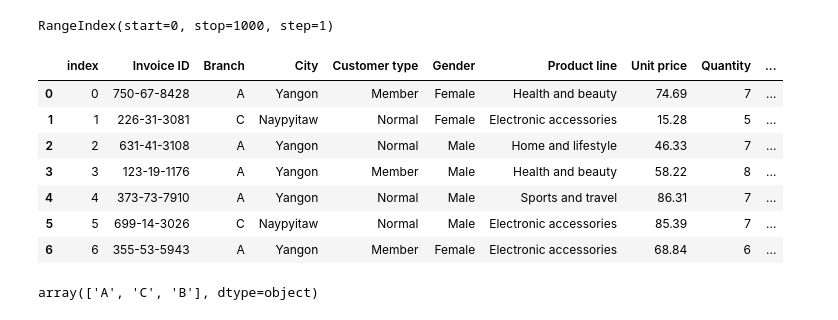
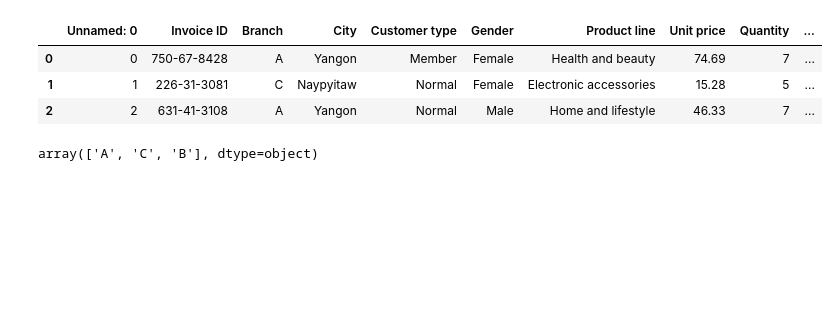
Before and after one commit to HebaAhmedDahab/Projects-, a Jupyter notebook: supermaket_sales.ipynb, the cells around one changed output. Saved outputs shown, nothing was run; the diff lists cells and outputs as text; code cells hidden in the pictures; blank space fills up the shorter version.

```diff
--- a/supermaket_sales.ipynb
+++ b/supermaket_sales.ipynb
@@ -10,17 +9,8 @@ from google.colab import files
 # %%
-
-supermarket = pd.read_csv("/content/supermarket - supermarket.csv")
-supermarket.index
+supermarket = pd.read_csv("/content/supermarket.csv")
+supermarket.head(3)
 # %% [output]
-RangeIndex(start=0, stop=1000, step=1)
+|  | Unnamed: 0 | Invoice ID | Branch | City | Customer type | Gender | Product line | Unit price | Quantity | ... |
+| 0 | 0 | 750-67-8428 | A | Yangon | Member | Female | Health and beauty | 74.69 | 7 | ... |
+| 1 | 1 | 226-31-3081 | C | Naypyitaw | Normal | Female | Electronic accessories | 15.28 | 5 | ... |
+| 2 | 2 | 631-41-3108 | A | Yangon | Normal | Male | Home and lifestyle | 46.33 | 7 | ... |
-# %%
-supermarket.head(7)
-# %% [output]
-|  | index | Invoice ID | Branch | City | Customer type | Gender | Product line | Unit price | Quantity | ... |
-| 0 | 0 | 750-67-8428 | A | Yangon | Member | Female | Health and beauty | 74.69 | 7 | ... |
-| 1 | 1 | 226-31-3081 | C | Naypyitaw | Normal | Female | Electronic accessories | 15.28 | 5 | ... |
-| 2 | 2 | 631-41-3108 | A | Yangon | Normal | Male | Home and lifestyle | 46.33 | 7 | ... |
-| 3 | 3 | 123-19-1176 | A | Yangon | Member | Male | Health and beauty | 58.22 | 8 | ... |
-| 4 | 4 | 373-73-7910 | A | Yangon | Normal | Male | Sports and travel | 86.31 | 7 | ... |
-| 5 | 5 | 699-14-3026 | C | Naypyitaw | Normal | Male | Electronic accessories | 85.39 | 7 | ... |
-| 6 | 6 | 355-53-5943 | A | Yangon | Member | Female | Electronic accessories | 68.84 | 6 | ... |
```
Also changed, not shown: parts of 56 cells of this notebook.
